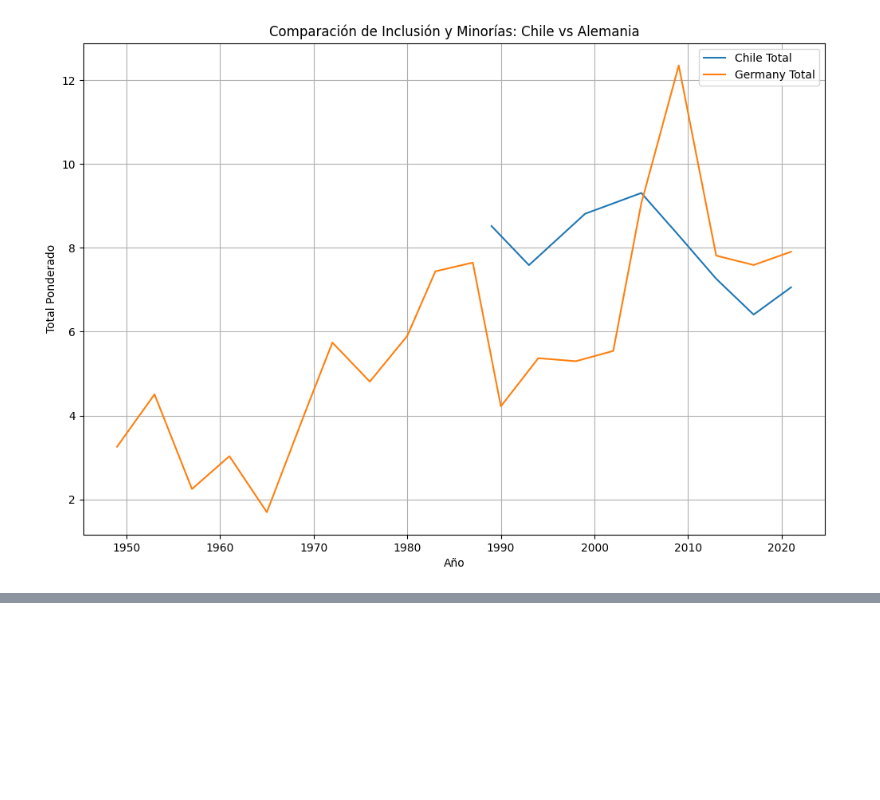
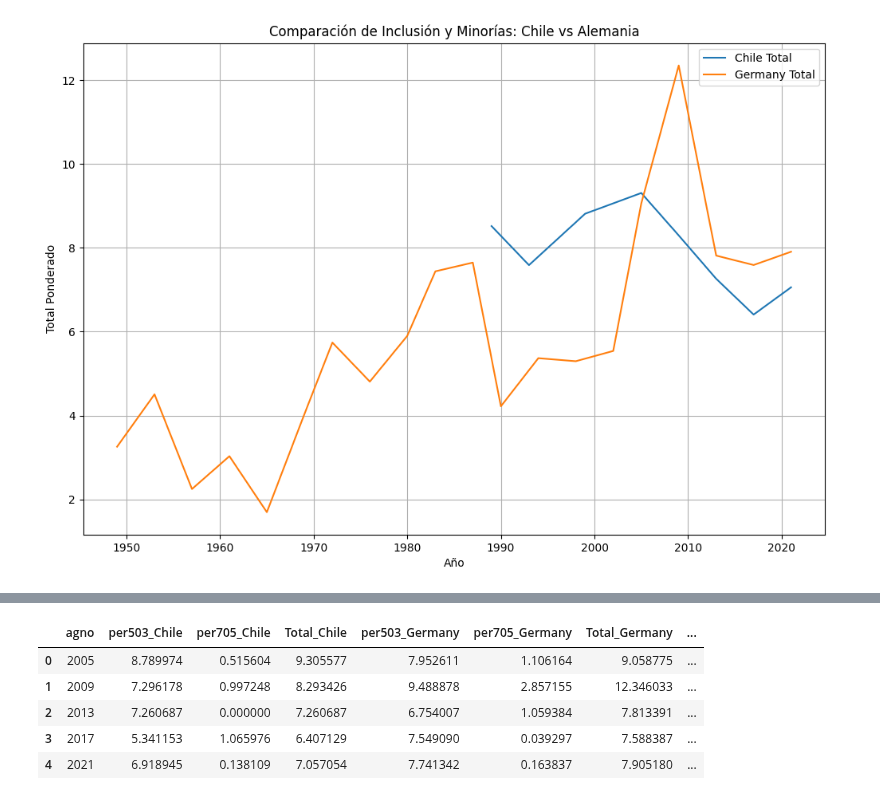
Before and after one commit to MatiasBunsterRaby/Capstone_git, a Jupyter notebook: notebooks/Pruebas_Chile.ipynb, the cells around one changed output, grey strips where cells are left out. Drawn from its saved outputs; the diff is of its cells as text; code cells hidden in the pictures; blank space fills up the shorter version.

```diff
--- a/notebooks/Pruebas_Chile.ipynb
+++ b/notebooks/Pruebas_Chile.ipynb
@@ -166,0 +200,9 @@ plt.show()
+# %%
+df_comparison
+# %% [output]
+|  | agno | per503_Chile | per705_Chile | Total_Chile | per503_Germany | per705_Germany | Total_Germany | ... |
+| 0 | 2005 | 8.789974 | 0.515604 | 9.305577 | 7.952611 | 1.106164 | 9.058775 | ... |
+| 1 | 2009 | 7.296178 | 0.997248 | 8.293426 | 9.488878 | 2.857155 | 12.346033 | ... |
+| 2 | 2013 | 7.260687 | 0.000000 | 7.260687 | 6.754007 | 1.059384 | 7.813391 | ... |
+| 3 | 2017 | 5.341153 | 1.065976 | 6.407129 | 7.549090 | 0.039297 | 7.588387 | ... |
+| 4 | 2021 | 6.918945 | 0.138109 | 7.057054 | 7.741342 | 0.163837 | 7.905180 | ... |
```
Also changed, not shown: parts of 3 cells of this notebook.
